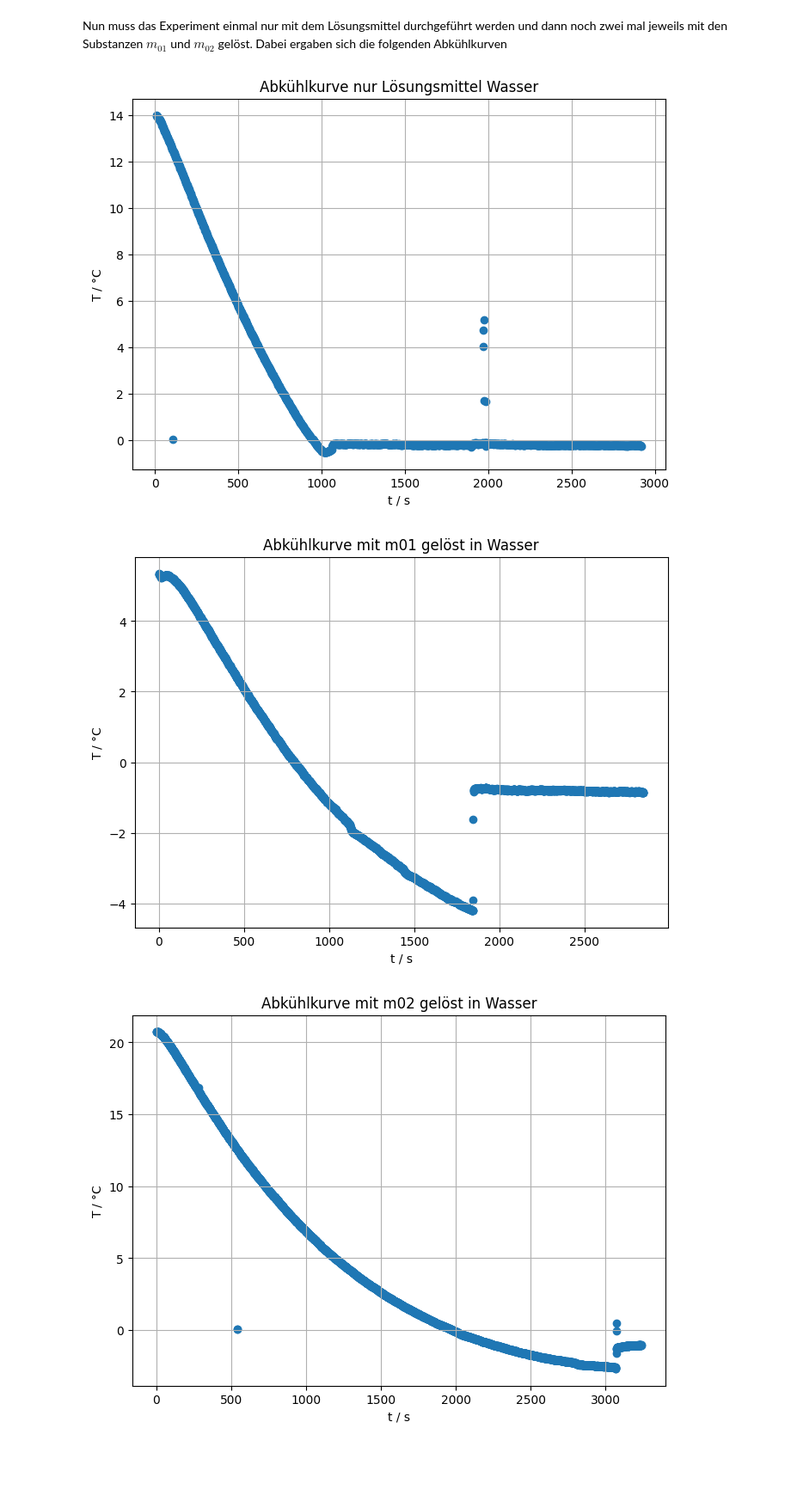
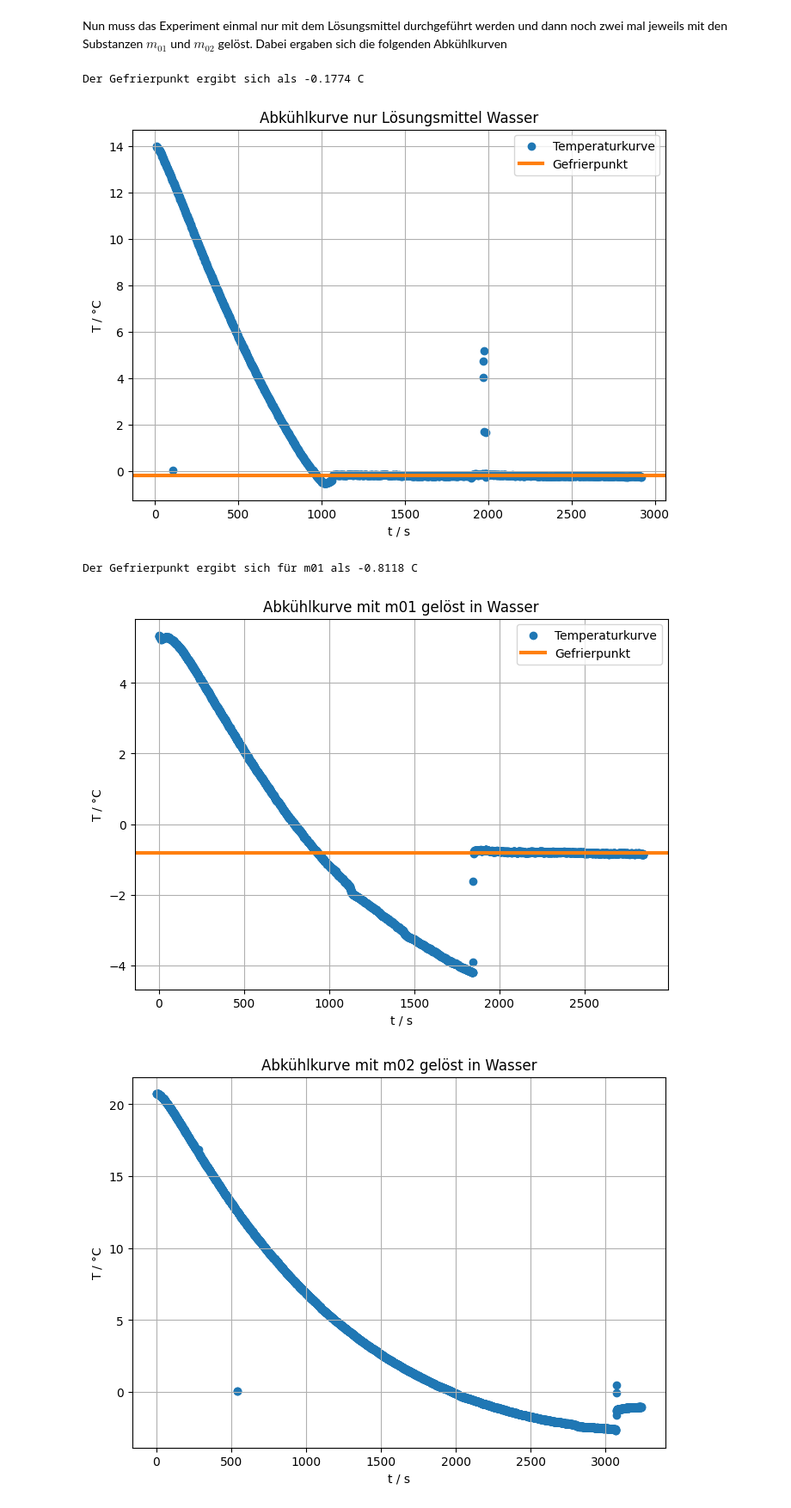
Before and after one commit to HansoTell/Computercafe, a Jupyter notebook: V4J/V4.ipynb, the cells around one changed output. Shown at 86% size. Cells and saved outputs as stored; diff of their text form; code cells hidden in the pictures; blank space fills up the shorter version.

Commit message:
angefangen extrapol

```diff
--- a/V4J/V4.ipynb
+++ b/V4J/V4.ipynb
@@ -434,35 +463,61 @@ Nun muss das Experiment einmal nur mit dem Lösungsmittel durchgeführt werden u
 t_H2O, V_H2O, dV_H2O = np.loadtxt("probelösun1.dat", usecols = (2,3,4), unpack=True)
 
 T_H2O = b_eichung+m_eichung*(V_H2O * 1000 / 100)
+
+#Extrapolation
+index_H2O = np.argmin(T_H2O)
+expol_t_H2O = t_H2O[index_H2O:]
+expol_T_H2O = T_H2O[index_H2O:]
+
+m_H2O,Tg_H2O = np.polyfit(expol_t_H2O, expol_T_H2O, 1)
+
+print("Der Gefrierpunkt ergibt sich als %.4f C" % Tg_H2O)
+# %% [output]
+Der Gefrierpunkt ergibt sich als -0.1774 C
 # %%
 plt.figure(figsize=(figwidth, 0.7*figwidth))
 
-plt.scatter(t_H2O, T_H2O)
+plt.scatter(t_H2O, T_H2O, label="Temperaturkurve")
+plt.axhline(Tg_H2O, color='C1',label='Gefrierpunkt', linewidth = 3)
 plt.xlabel("t / s")
 plt.ylabel(r"T / $\degree$C")
 plt.grid()
+plt.legend(loc="upper right")
 
 plt.title("Abkühlkurve nur Lösungsmittel Wasser")
 plt.show()
 # %% [output]
-[figure, old version]
+[figure, new version]
 # %%
 t_m01_H2O, V_m01_H2O, dV_m01_H2O = np.loadtxt("erset_mit_massem01.dat", usecols=(2,3,4), unpack=True)
 
 T_m01_H2O = b_eichung+m_eichung*(V_m01_H2O * 1000 / 100)
+
+#Extrapolation
+index_m01_H2O = np.argmin(T_m01_H2O)
+expol_m01_t_H2O = t_m01_H2O[index_m01_H2O:]
+expol_m01_T_H2O = T_m01_H2O[index_m01_H2O:]
+
+m_m01_H2O,Tg_m01_H2O = np.polyfit(expol_m01_t_H2O, expol_m01_T_H2O, 1)
+
+print("Der Gefrierpunkt ergibt sich für m01 als %.4f C" % Tg_m01_H2O)
+# %% [output]
+Der Gefrierpunkt ergibt sich für m01 als -0.8118 C
 # %%
 
 plt.figure(figsize=(figwidth, 0.7*figwidth))
 
-plt.scatter(t_m01_H2O, T_m01_H2O)
+plt.scatter(t_m01_H2O, T_m01_H2O, label="Temperaturkurve")
+plt.axhline(Tg_m01_H2O, color='C1',label='Gefrierpunkt', linewidth = 3)
 plt.xlabel("t / s")
 plt.ylabel(r"T / $\degree$C")
 plt.grid()
+plt.legend(loc="upper right")
 
 plt.title("Abkühlkurve mit m01 gelöst in Wasser")
 plt.show()
 # %% [output]
-[figure, old version]
+[figure, new version]
 # %%
 t_m02_H2O, V_m02_H2O, dV_m02_H2O = np.loadtxt("erset_mit_massem02.dat", usecols=(2,3,4), unpack=True)
 
```
Also changed, not shown: parts of 5 cells of this notebook.
